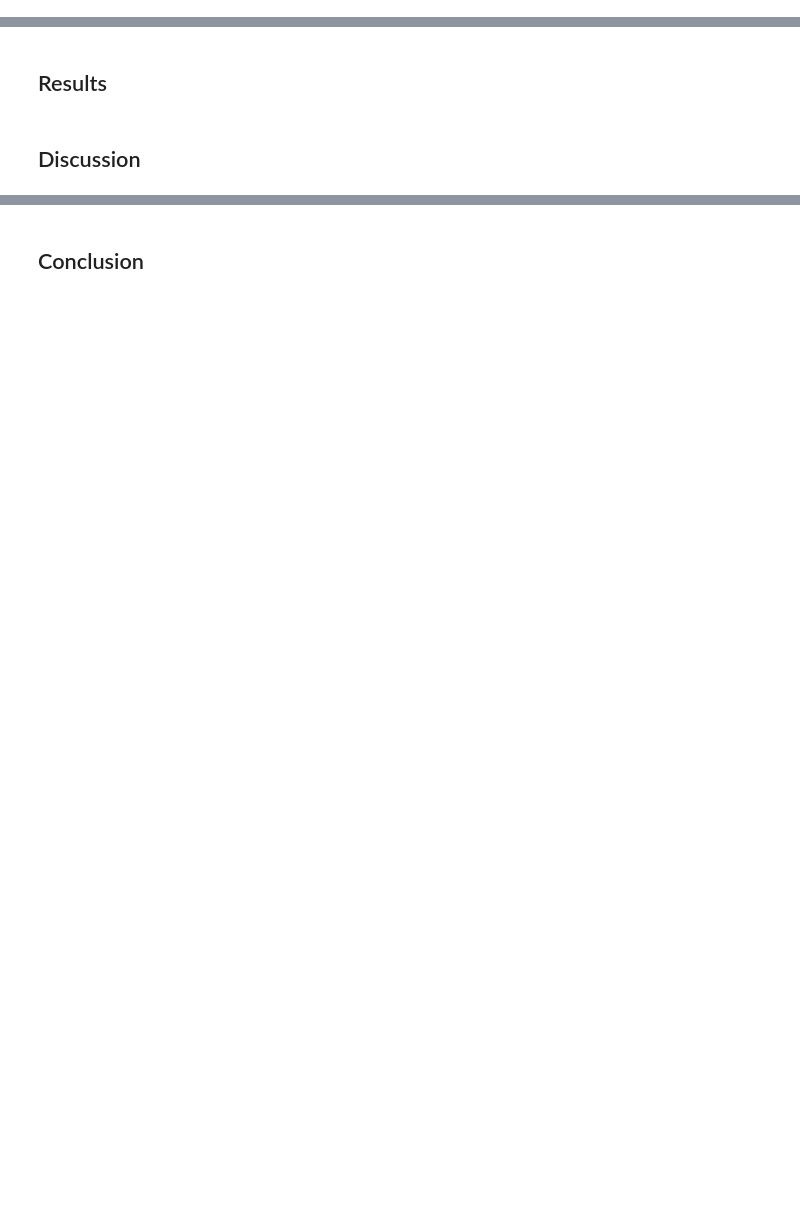
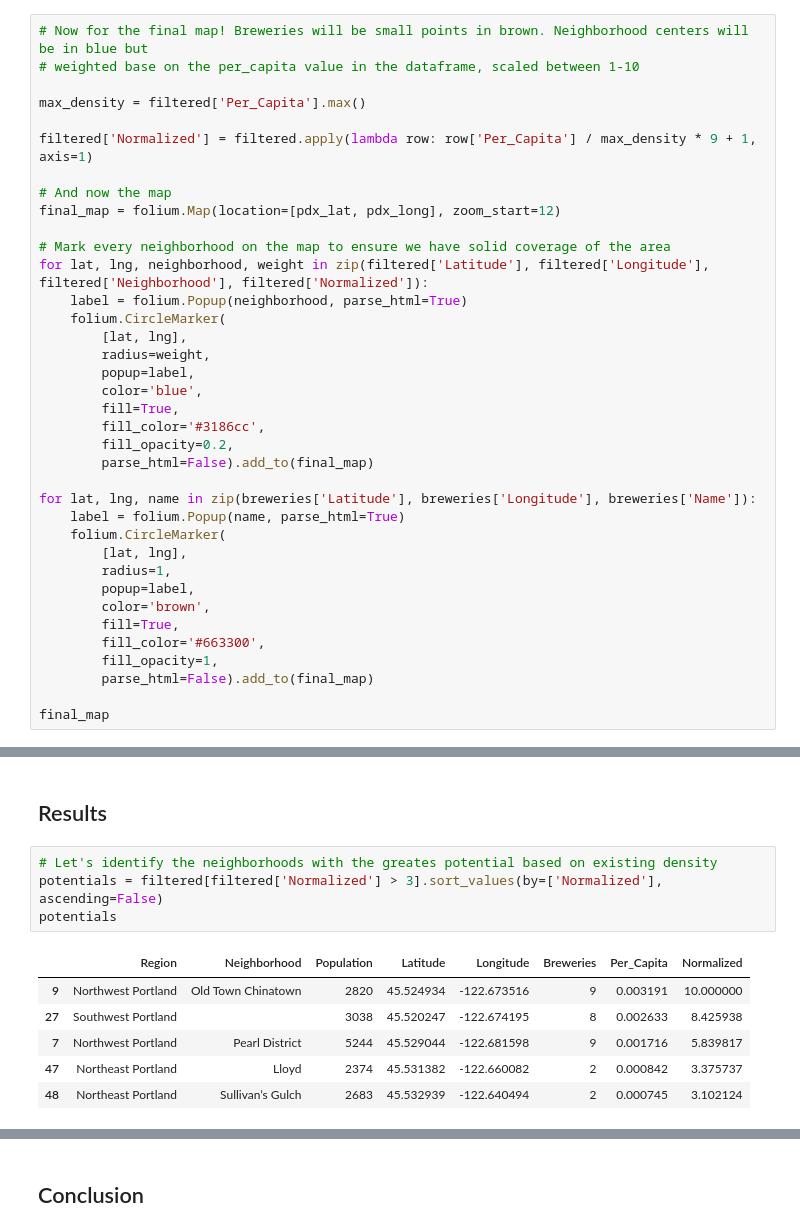
Before and after one commit to ericmann/Coursera_Capstone, a Jupyter notebook: Battle of the Neighborhoods.ipynb, the cells around one changed output, grey strips where cells are left out. Saved outputs shown, nothing was run; the diff lists cells and outputs as text; blank space fills up the shorter version.

```diff
--- a/Battle of the Neighborhoods.ipynb
+++ b/Battle of the Neighborhoods.ipynb
@@ -22,0 +225,37 @@ We will leverage the **Foursquare API** to identify all breweries in the region
+# %%
+# Now for the final map! Breweries will be small points in brown. Neighborhood centers will be in blue but
+# weighted base on the per_capita value in the dataframe, scaled between 1-10
+
+max_density = filtered['Per_Capita'].max()
+
+filtered['Normalized'] = filtered.apply(lambda row: row['Per_Capita'] / max_density * 9 + 1, axis=1)
+
+# And now the map
+final_map = folium.Map(location=[pdx_lat, pdx_long], zoom_start=12)
+
+# Mark every neighborhood on the map to ensure we have solid coverage of the area
+for lat, lng, neighborhood, weight in zip(filtered['Latitude'], filtered['Longitude'], filtered['Neighborhood'], filtered['Normalized']):
+    label = folium.Popup(neighborhood, parse_html=True)
+    folium.CircleMarker(
+        [lat, lng],
+        radius=weight,
+        popup=label,
+        color='blue',
+        fill=True,
+        fill_color='#3186cc',
+        fill_opacity=0.2,
+        parse_html=False).add_to(final_map)
+
+for lat, lng, name in zip(breweries['Latitude'], breweries['Longitude'], breweries['Name']):
+    label = folium.Popup(name, parse_html=True)
+    folium.CircleMarker(
+        [lat, lng],
+        radius=1,
+        popup=label,
+        color='brown',
+        fill=True,
+        fill_color='#663300',
+        fill_opacity=1,
+        parse_html=False).add_to(final_map)
+
+final_map
@@ -23,4 +269,13 @@ We will leverage the **Foursquare API** to identify all breweries in the region
 # %% [markdown]
 ## Results
-# %% [markdown]
-## Discussion
+# %%
+# Let's identify the neighborhoods with the greates potential based on existing density
+potentials = filtered[filtered['Normalized'] > 3].sort_values(by=['Normalized'], ascending=False)
+potentials
+# %% [output]
+|  | Region | Neighborhood | Population | Latitude | Longitude | Breweries | Per_Capita | Normalized |
+| 9 | Northwest Portland | Old Town Chinatown | 2820 | 45.524934 | -122.673516 | 9 | 0.003191 | 10.000000 |
+| 27 | Southwest Portland |  | 3038 | 45.520247 | -122.674195 | 8 | 0.002633 | 8.425938 |
+| 7 | Northwest Portland | Pearl District | 5244 | 45.529044 | -122.681598 | 9 | 0.001716 | 5.839817 |
+| 47 | Northeast Portland | Lloyd | 2374 | 45.531382 | -122.660082 | 2 | 0.000842 | 3.375737 |
+| 48 | Northeast Portland | Sullivan’s Gulch | 2683 | 45.532939 | -122.640494 | 2 | 0.000745 | 3.102124 |
```
Also changed, not shown: parts of 9 cells of this notebook.
